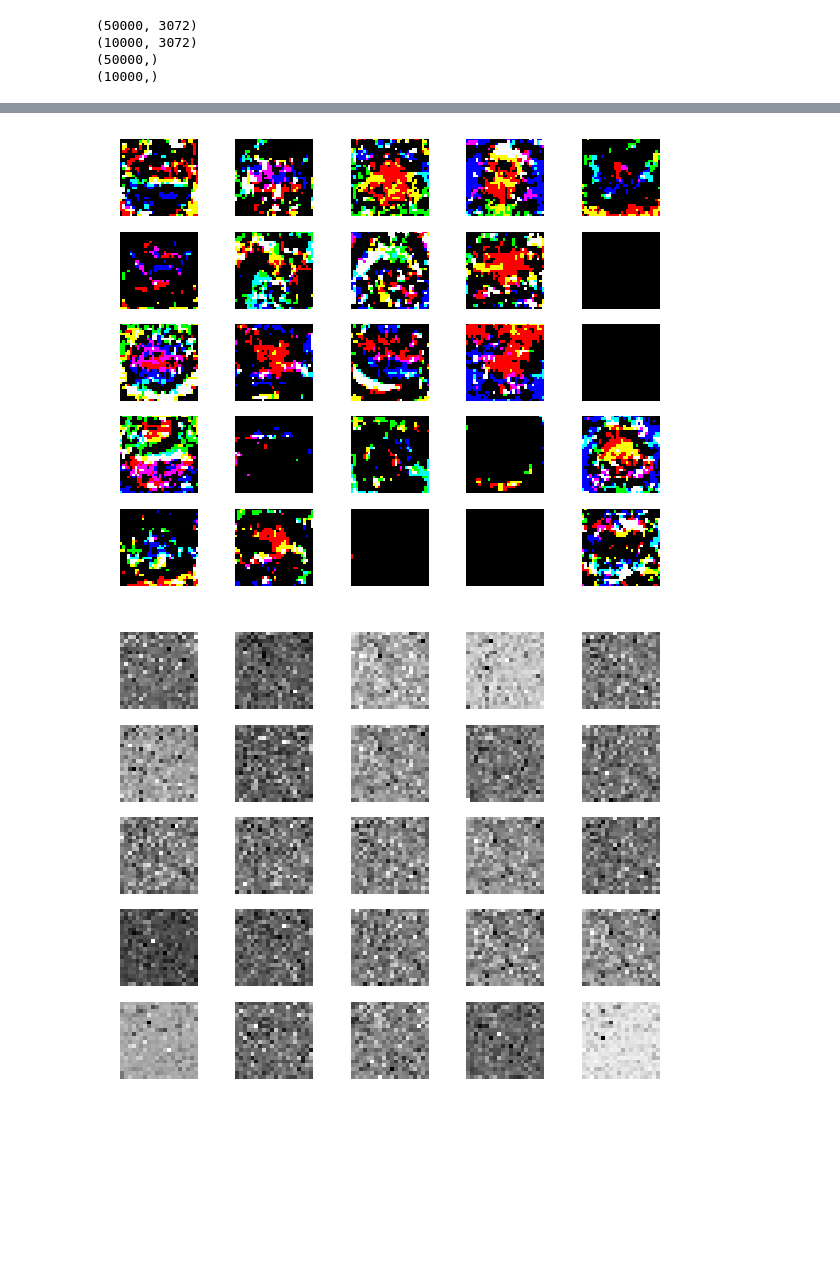
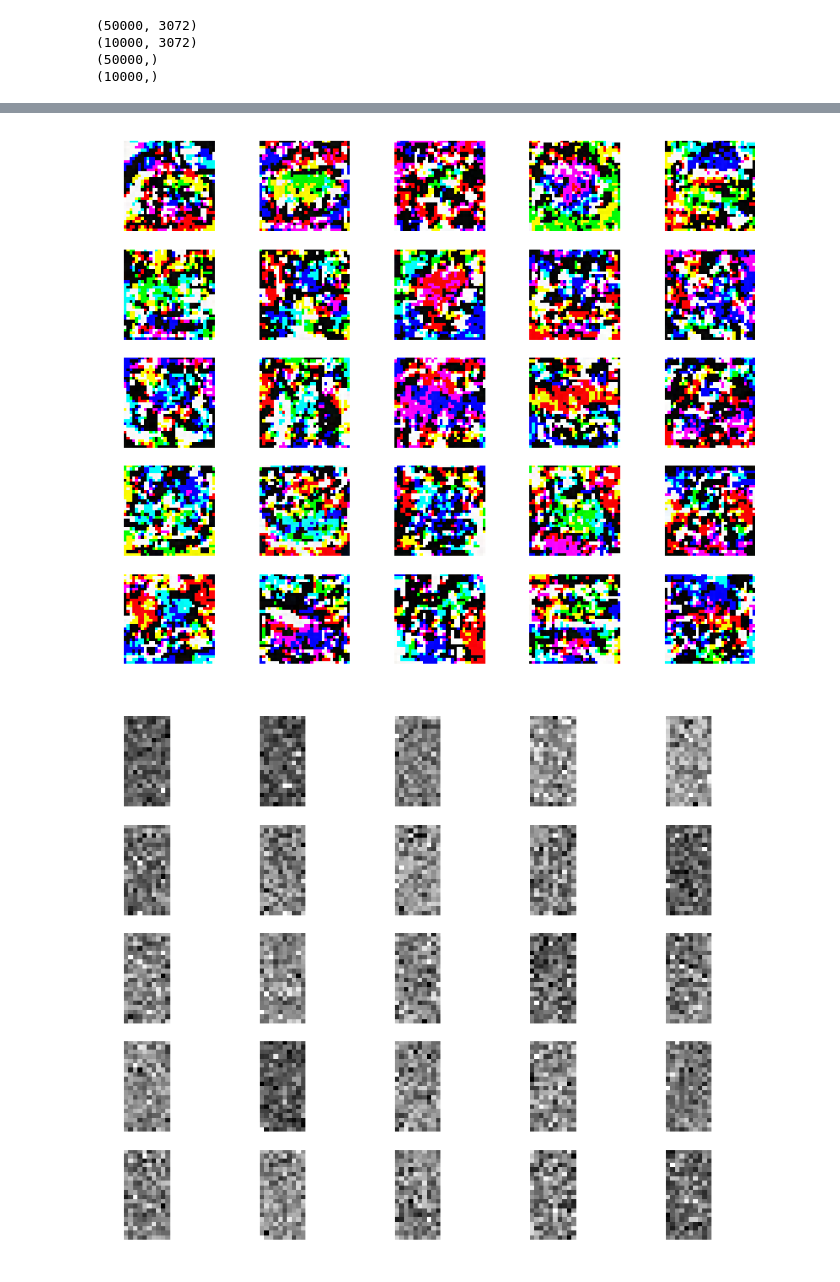
Before and after one commit to mnvl/mlzoo, a Jupyter notebook: neural_network_4_layers_cifar10.ipynb, the cells around one changed output, grey strips where cells are left out. Saved outputs shown, nothing was run; the diff lists cells and outputs as text; code cells hidden in the pictures; blank space fills up the shorter version.

Commit message:
* converted 4-layer network to Python 3 * stopped regularizing b * got rid of learning rate decay * shrinked hidden layers to 200 neurons

```diff
--- a/neural_network_4_layers_cifar10.ipynb
+++ b/neural_network_4_layers_cifar10.ipynb
@@ -52,7 +48,7 @@ convert_image = lambda x: x.reshape((3, image_size, image_size)).swapaxes(0, 1).
 
 for i in range(0, 10):
     plt.subplot(1, 10, i + 1)
-    plt.title(str(train_labels[i]))
-    plt.imshow(convert_image(train_images[i]))
+    plt.title(str(train_labels[i * 100]))
+    plt.imshow(convert_image(train_images[i * 100]))
     plt.axis('off')
 # %% [output]
@@ -60,8 +56,7 @@ for i in range(0, 10):
 # %%
 mean_image = np.mean(train_images, axis = 0)
-print mean_image
 plt.imshow(convert_image(mean_image))
 
-train_images = (train_images - mean_image) / 256
-validation_images = (validation_images - mean_image) / 256
+train_images = (train_images - mean_image)
+validation_images = (validation_images - mean_image)
 # %% [output]
@@ -71,14 +64,15 @@ validation_images = (validation_images - mean_image) / 256
 # %%
+%%time
+
 classes_count = 10
-hidden_neurons = 400
+hidden_neurons = 200
 minibatch_size = 200
-regularization_factor = 0.005
-learning_rate = 0.5
-learning_rate_decay = 0.999
+regularization_factor = 0.001
+learning_rate = 0.01
 momentum_decay = 0.9
 
 # 3 relu layers, 1 output softmax layer
-# I had to implement momentum because it wouldn't converge otherwise
+# momentum was added to speed up learning
 
 W1 = np.random.uniform(high = 1.0 / features_size, size = (features_size, hidden_neurons))
 b1 = np.zeros(shape = (hidden_neurons,))
@@ -120,10 +114,10 @@ for epoch in range(10000):
     accuracy = np.mean(labels == y)
 
     loss = np.sum(-np.log(probs[range(minibatch_size), y])) / minibatch_size
-    loss += 0.5 * regularization_factor * (np.sum(W2 * W2) + np.sum(b2 * b2))
-    loss += 0.5 * regularization_factor * (np.sum(W2 * W2) + np.sum(b2 * b2))
-    loss += 0.5 * regularization_factor * (np.sum(W3 * W3) + np.sum(b3 * b3))
-    loss += 0.5 * regularization_factor * (np.sum(W4 * W4) + np.sum(b4 * b4))
+    loss += 0.5 * regularization_factor * (np.sum(W2 * W2))
+    loss += 0.5 * regularization_factor * (np.sum(W2 * W2))
+    loss += 0.5 * regularization_factor * (np.sum(W3 * W3))
+    loss += 0.5 * regularization_factor * (np.sum(W4 * W4))
 
     if epoch % 10 == 0:
         H0v = validation_images
@@ -135,7 +129,8 @@ for epoch in range(10000):
         validation_accuracy = np.mean(validation_labels == validation_pred)
         learning_history.append((accuracy, validation_accuracy, loss))
 
-        print 'epoch %d: accuracy = %f, validation_accuracy = %f, loss = %f' % (epoch, accuracy, validation_accuracy, loss)
+        if epoch % 200 == 0:
+            print('epoch %d: accuracy = %f, validation_accuracy = %f, loss = %f' % (epoch, accuracy, validation_accuracy, loss))
 
     # backprop
     # layer 4
@@ -148,7 +143,6 @@ for epoch in range(10000):
     dL_dW4 = np.dot(dH4_dW4.T, dL_dH4)
     dL_dW4 += regularization_factor * W4
     dL_db4 = np.sum(dL_dH4, axis = 0)
-    dL_db4 += regularization_factor * b4
 
     # layer 3
     dH3_dW3 = np.array(H2)
@@ -162,7 +156,6 @@ for epoch in range(10000):
     dL_dW3 = np.dot(dH3_dW3.T, dL_dH3)
     dL_dW3 += regularization_factor * W3
     dL_db3 = np.dot(dH3_db3.T, dL_dH3)
-    dL_db3 += regularization_factor * b3
 
     # layer 2
     dH2_dW2 = np.array(H1)
@@ -176,7 +169,6 @@ for epoch in range(10000):
     dL_dW2 = np.dot(dH2_dW2.T, dL_dH2)
     dL_dW2 += regularization_factor * W2
     dL_db2 = np.dot(dH2_db2.T, dL_dH2)
-    dL_db2 += regularization_factor * b2
 
     # layer 1
     dH1_dW1 = np.array(H0)
@@ -190,7 +182,6 @@ for epoch in range(10000):
     dL_dW1 = np.dot(dH1_dW1.T, dL_dH1)
     dL_dW1 += regularization_factor * W1
     dL_db1 = np.dot(dH1_db1.T, dL_dH1)
-    dL_db1 += regularization_factor * b1
 
     # momentum
     W4m = W4m * momentum_decay + dL_dW4
@@ -211,6 +202,4 @@ for epoch in range(10000):
     b2 += - learning_rate * b2m
     W1 += - learning_rate * W1m
     b1 += - learning_rate * b1m
-
-    learning_rate *= learning_rate_decay
 # %% [output]
@@ -240,15 +229,15 @@ plt.legend(("acc", "val acc", "loss"))
 # %%
-for i in xrange(25):
+for i in range(25):
     plt.subplot(5, 5, i + 1)
-    plt.imshow(convert_image(W1[:, i * 10] * 256))
+    plt.imshow(convert_image(W1[:, i * 5] * 256))
     plt.axis('off')
 # %% [output]
-[figure, old version]
+[figure, new version]
 # %%
-for i in xrange(25):
+for i in range(25):
     plt.subplot(5, 5, i + 1)
-    plt.imshow(W2[:, i * 10].reshape(20, 20))
+    plt.imshow(W2[:, i * 5].reshape(20, 10))
     plt.axis('off')
 # %% [output]
-[figure, old version]
+[figure, new version]
 # %%
```
Also changed, not shown: parts of 9 cells of this notebook, 3 other files.
